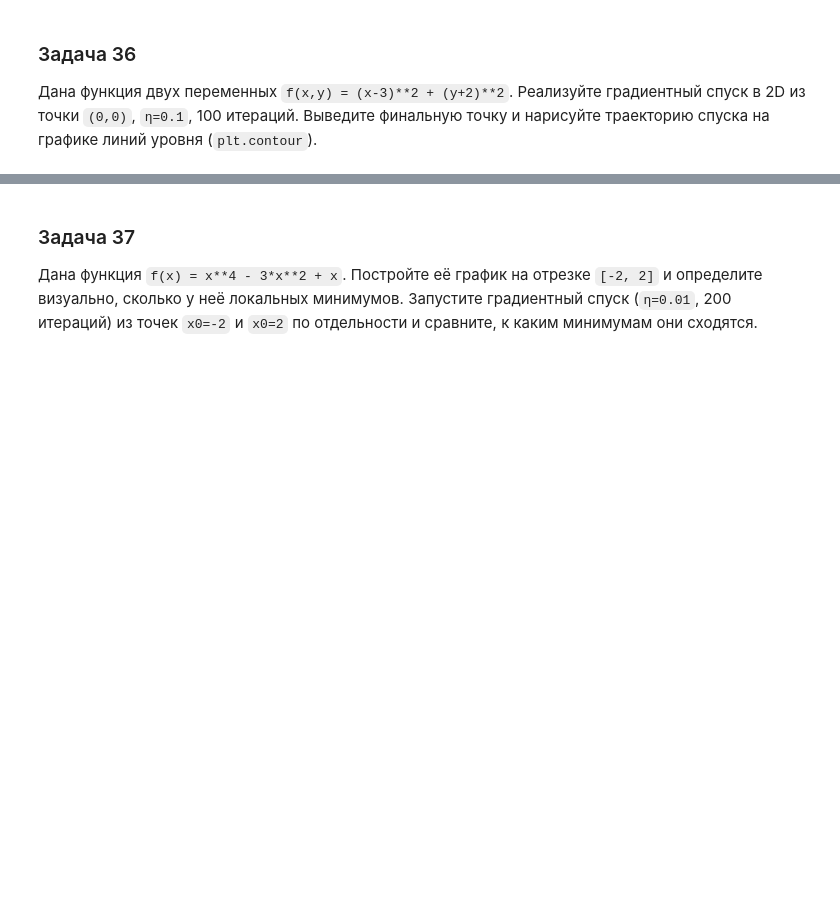
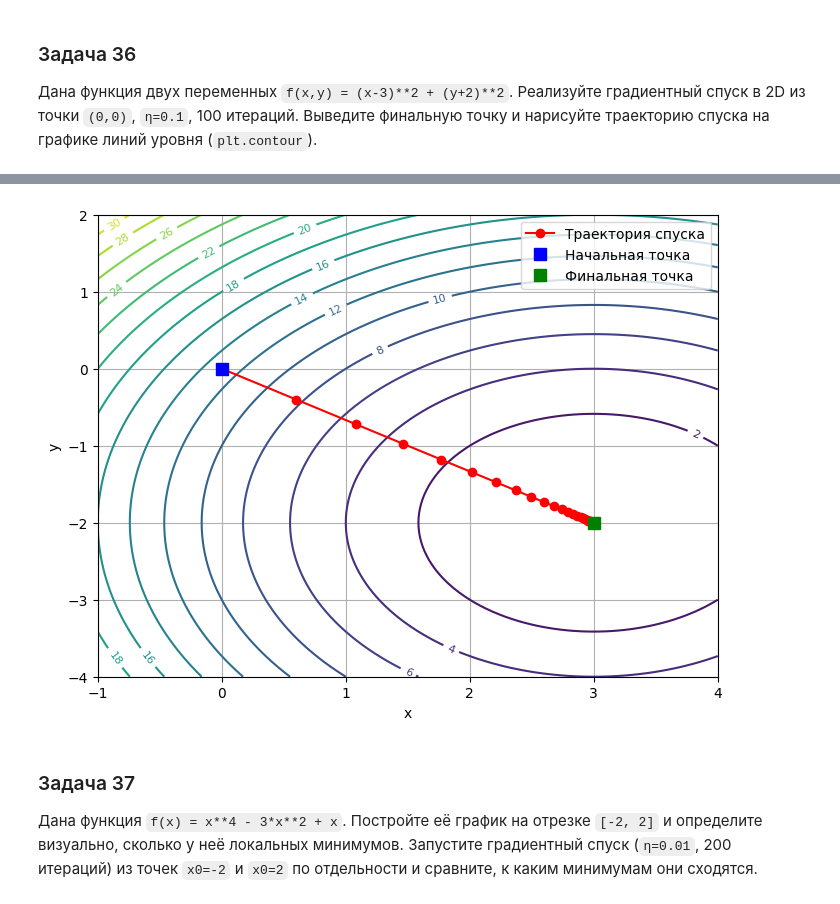
Before and after one commit to dshayderov/ml-learning-journal, a Jupyter notebook: 0.0-prerequisites/0.0-math-problem-set.ipynb, the cells around one changed output, grey strips where cells are left out. Saved outputs shown, nothing was run; the diff lists cells and outputs as text; code cells hidden in the pictures; blank space fills up the shorter version.

```diff
--- a/0.0-prerequisites/0.0-math-problem-set.ipynb
+++ b/0.0-prerequisites/0.0-math-problem-set.ipynb
@@ -602,4 +772,86 @@ print("Стандартные отклонения:", np.std(X_std, axis=0))
 
 Дана функция двух переменных `f(x,y) = (x-3)**2 + (y+2)**2`. Реализуйте градиентный спуск в 2D из точки `(0,0)`, `η=0.1`, 100 итераций. Выведите финальную точку и нарисуйте траекторию спуска на графике линий уровня (`plt.contour`).
 # %%
-# Ваше решение здесь
+def numerical_gradient(f, point, h=1e-5):
+    """Функция вычисления градиента"""
+    x = point[0]
+    y = point[1]
+
+    return [
+        (f(x + h, y) - f(x - h, y)) / (2 * h),
+        (f(x, y + h) - f(x, y - h)) / (2 * h)
+    ]
+
+
+def f(x, y):
+    """Исследуемая функция"""
+    return (x - 3) ** 2 + (y + 2) ** 2
+
+
+start = (0, 0)
+learn_r = 0.1
+num = 100
+
+# Градиентный спуск
+trajectory_x = []
+trajectory_y = []
+
+for i in range(num):
+    trajectory_x.append(start[0])
+    trajectory_y.append(start[1])
+
+    g = numerical_gradient(f, start)
+
+    start = (
+        start[0] - learn_r * g[0],
+        start[1] - learn_r * g[1]
+    )
+
+# Вывод финальной точки
+print(f"Финальная точка: {np.round(start)}")
+
+# Создаем сетку для линий уровня
+x = np.linspace(-1, 4, 100)
+y = np.linspace(-4, 2, 100)
+
+X, Y = np.meshgrid(x, y)
+Z = f(X, Y)
+
+# Рисуем линии уровня
+plt.figure(figsize=(8, 6))
+
+contours = plt.contour(X, Y, Z, levels=20)
+plt.clabel(contours, inline=True, fontsize=8)
+
+# Рисуем траекторию градиентного спуска
+plt.plot(
+    trajectory_x,
+    trajectory_y,
+    'ro-',
+    label='Траектория спуска'
+)
+
+# Начальная точка
+plt.plot(
+    trajectory_x[0],
+    trajectory_y[0],
+    'bs',
+    markersize=8,
+    label='Начальная точка'
+)
+
+# Финальная точка
+plt.plot(
+    start[0],
+    start[1],
+    'gs',
+    markersize=8,
+    label='Финальная точка'
+)
+
+plt.xlabel('x')
+plt.ylabel('y')
+plt.legend()
+plt.grid(True)
+plt.show()
+# %% [output]
@@ -606,3 +859,4 @@ print("Стандартные отклонения:", np.std(X_std, axis=0))
+[figure, added]
 # %% [markdown]
 ### Задача 37
 
```
Also changed, not shown: parts of 23 cells of this notebook, 17 other files.
